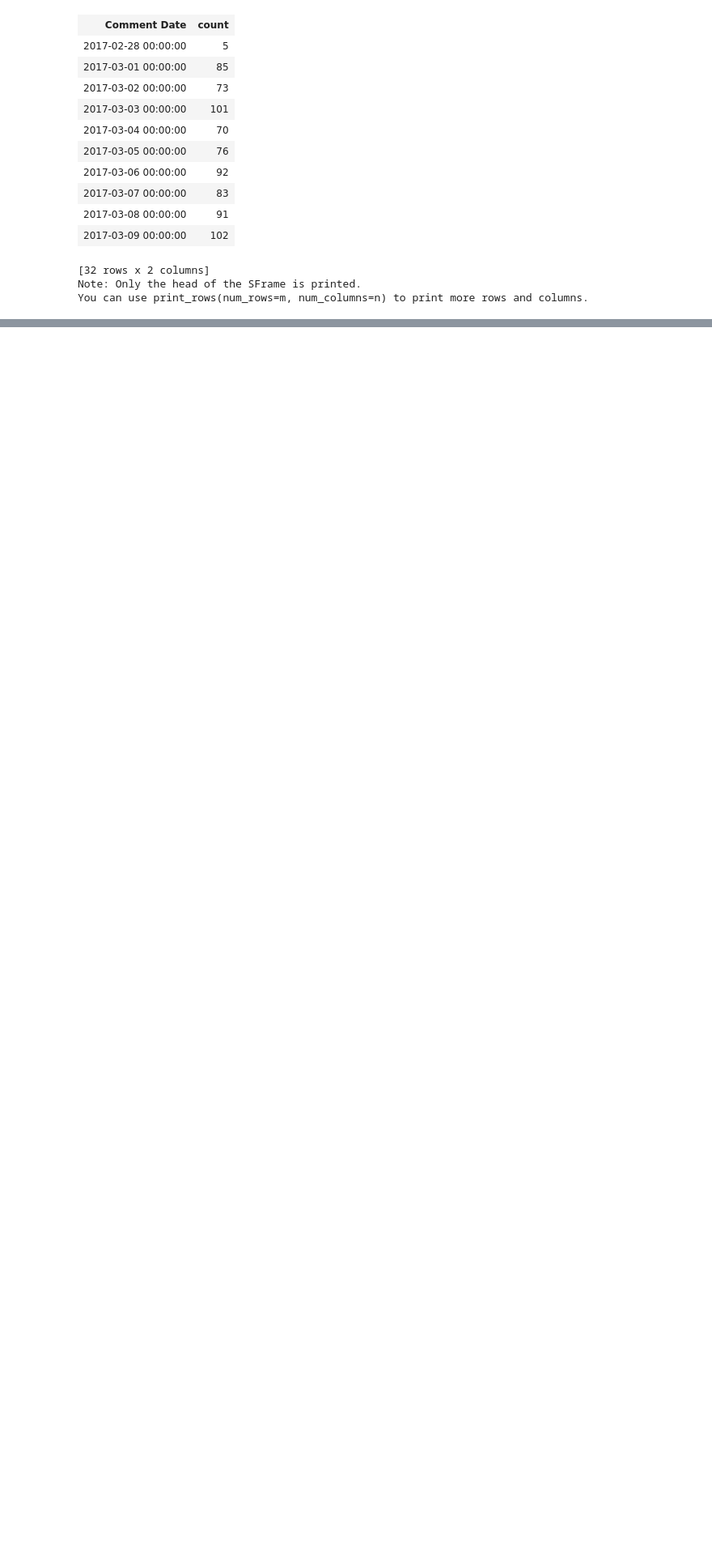
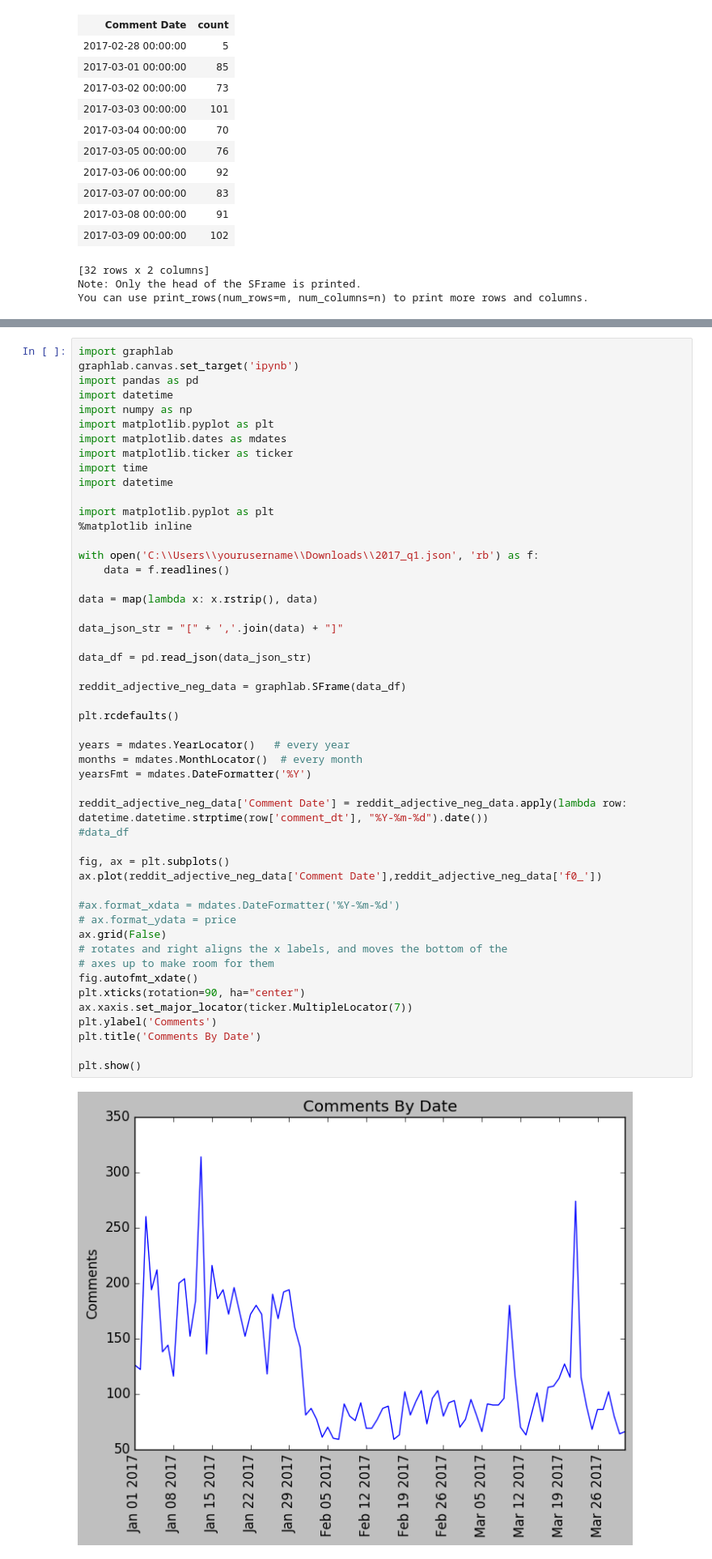
Before and after one commit to dmonnerat/reddit-comment-NLP, a Jupyter notebook: Reddit Comments March 2017.ipynb, the cells around one changed output, grey strips where cells are left out. Shown at 81% size. Drawn from its saved outputs; the diff is of its cells as text; blank space fills up the shorter version.

```diff
--- a/Reddit Comments March 2017.ipynb
+++ b/Reddit Comments March 2017.ipynb
@@ -359,0 +440,52 @@ plt.show()
+# %%
+import graphlab
+graphlab.canvas.set_target('ipynb')
+import pandas as pd
+import datetime
+import numpy as np
+import matplotlib.pyplot as plt
+import matplotlib.dates as mdates
+import matplotlib.ticker as ticker
+import time
+import datetime
+
+import matplotlib.pyplot as plt
+%matplotlib inline
+
+with open('C:\\Users\\yourusername\\Downloads\\2017_q1.json', 'rb') as f:
+    data = f.readlines()
+
+data = map(lambda x: x.rstrip(), data)
+
+data_json_str = "[" + ','.join(data) + "]"
+
+data_df = pd.read_json(data_json_str)
+
+reddit_adjective_neg_data = graphlab.SFrame(data_df)
+
+plt.rcdefaults()
+
+years = mdates.YearLocator()   # every year
+months = mdates.MonthLocator()  # every month
+yearsFmt = mdates.DateFormatter('%Y')
+
+reddit_adjective_neg_data['Comment Date'] = reddit_adjective_neg_data.apply(lambda row: datetime.datetime.strptime(row['comment_dt'], "%Y-%m-%d").date())
+#data_df
+
+fig, ax = plt.subplots()
+ax.plot(reddit_adjective_neg_data['Comment Date'],reddit_adjective_neg_data['f0_'])
+
+#ax.format_xdata = mdates.DateFormatter('%Y-%m-%d')
+# ax.format_ydata = price
+ax.grid(False)
+# rotates and right aligns the x labels, and moves the bottom of the
+# axes up to make room for them
+fig.autofmt_xdate()
+plt.xticks(rotation=90, ha="center")
+ax.xaxis.set_major_locator(ticker.MultipleLocator(7))
+plt.ylabel('Comments')
+plt.title('Comments By Date')
+
+plt.show()
+# %% [output]
+[figure, added]
```
Also changed, not shown: parts of 4 cells of this notebook, 2 other files.
